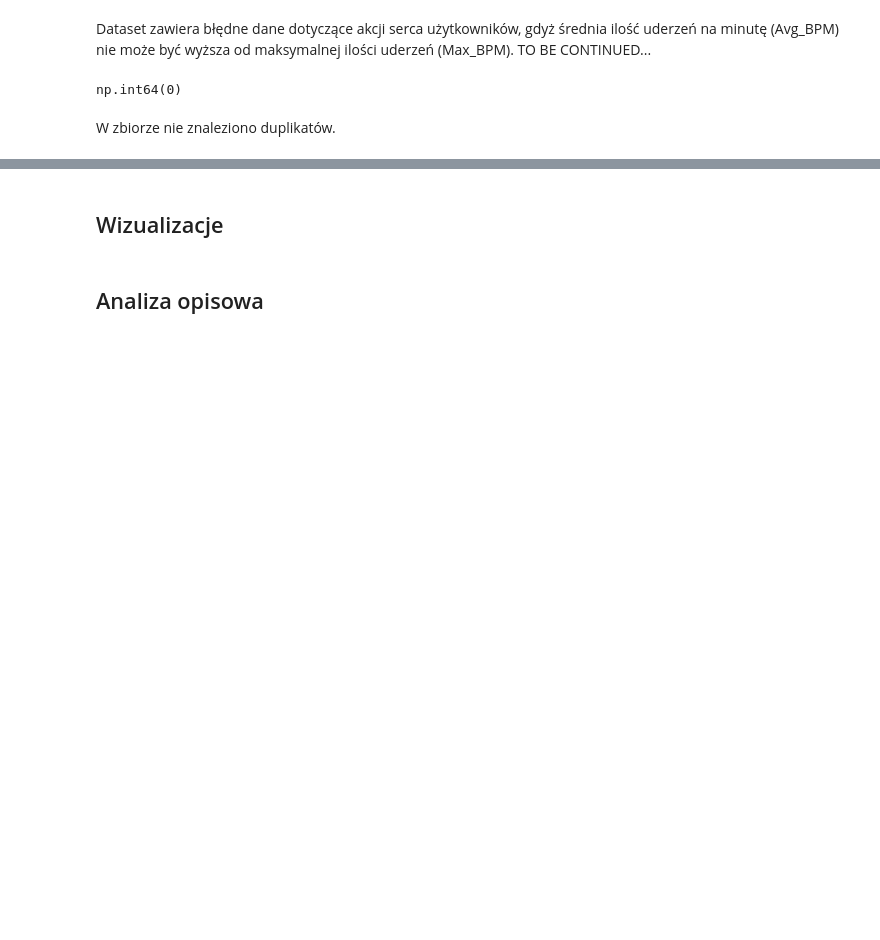
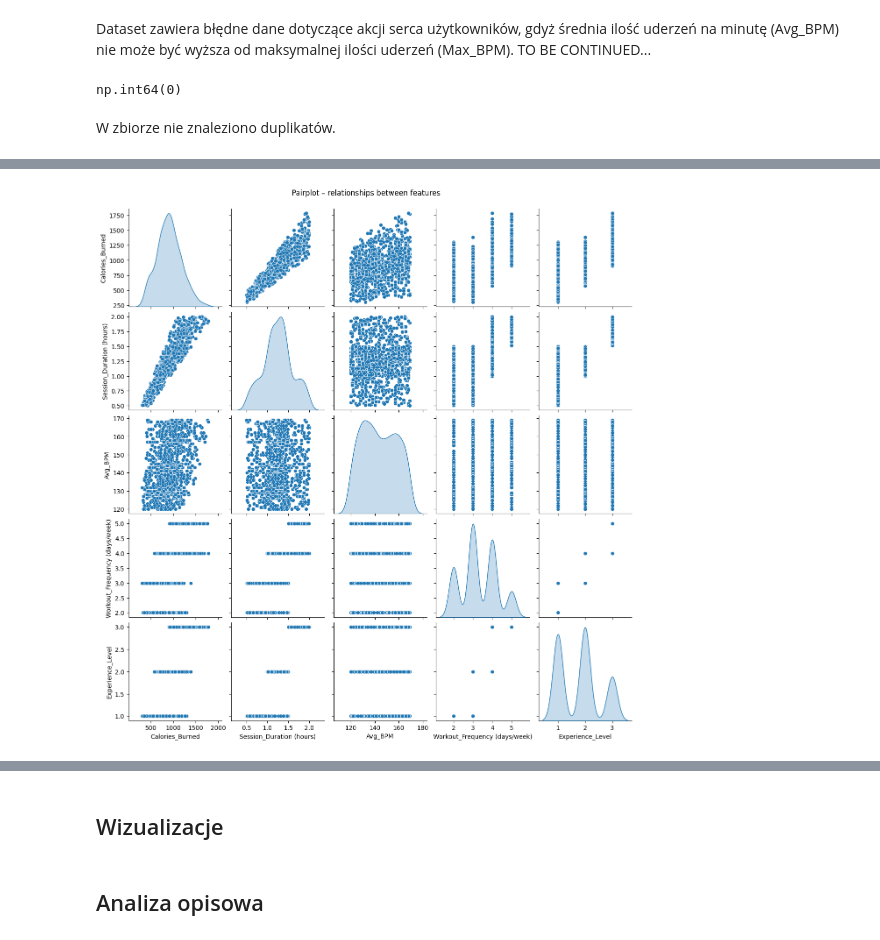
Before and after one commit to karoljablonski/Statistics_pg, a Jupyter notebook: project.ipynb, the cells around one changed output, grey strips where cells are left out. Cells and saved outputs as stored; diff of their text form; code cells hidden in the pictures; blank space fills up the shorter version.

```diff
--- a/project.ipynb
+++ b/project.ipynb
@@ -288,0 +307,8 @@ W zbiorze nie znaleziono duplikatów.
+# %%
+sns.pairplot(df[
+    ['Calories_Burned', 'Session_Duration (hours)', 'Avg_BPM', 'Workout_Frequency (days/week)', 'Experience_Level']
+], diag_kind='kde')
+plt.suptitle('Pairplot – relationships between features', y=1.02)
+plt.show()
+# %% [output]
+[figure, added]
```
Also changed, not shown: parts of 5 cells of this notebook.
